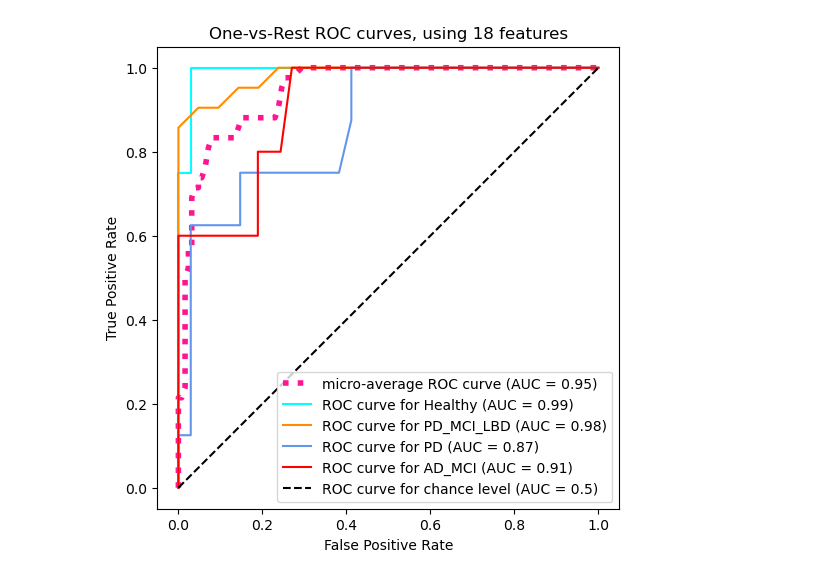
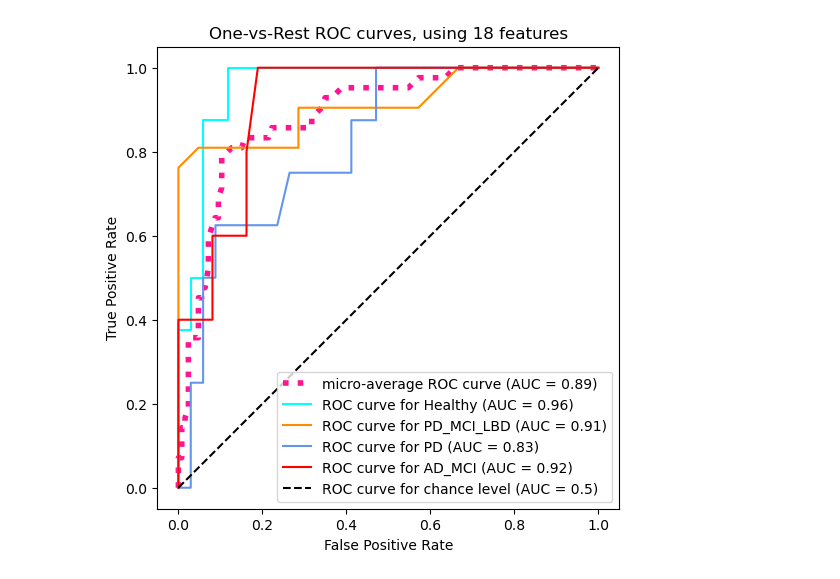
Before and after one commit to BrainPowerChemE/BrainPower, a Jupyter notebook: brainpower/example_notebooks/automation.ipynb, the cells around one changed output. Drawn from its saved outputs; the diff is of its cells as text; code cells hidden in the pictures.

```diff
--- a/brainpower/example_notebooks/automation.ipynb
+++ b/brainpower/example_notebooks/automation.ipynb
@@ -221,7 +256,7 @@ data = pd.read_csv('/Users/mariamb/Desktop/BrainPower/data/final_dataset/data_wi
 # %%
-data = handle_scale_and_nan(dev)
+data = handle_scale_and_nan(data)
 # %%
-dev, test = train_test_split(dev, test_size=0.15, random_state=42)
+dev, test = train_test_split(data, test_size=0.15, random_state=42)
 # %%
 dev = over_under(dev,cat_in_excess='Healthy',target='group',randomstate=np.random.randint(0,4294967295))
 # %%
@@ -258,4 +308,4 @@ metadata
 # %%
-roc_curves_one_vs_rest(train, test, feature_list)
+false_pos_df=roc_curves_one_vs_rest(data_dev=dev, data_test=test, metadata=metadata, ml_results=df1, feature_list=feature_list)
 # %% [output]
-[figure, old version]
+[figure, new version]
```
Also changed, not shown: parts of 9 cells of this notebook, 5 other files.
